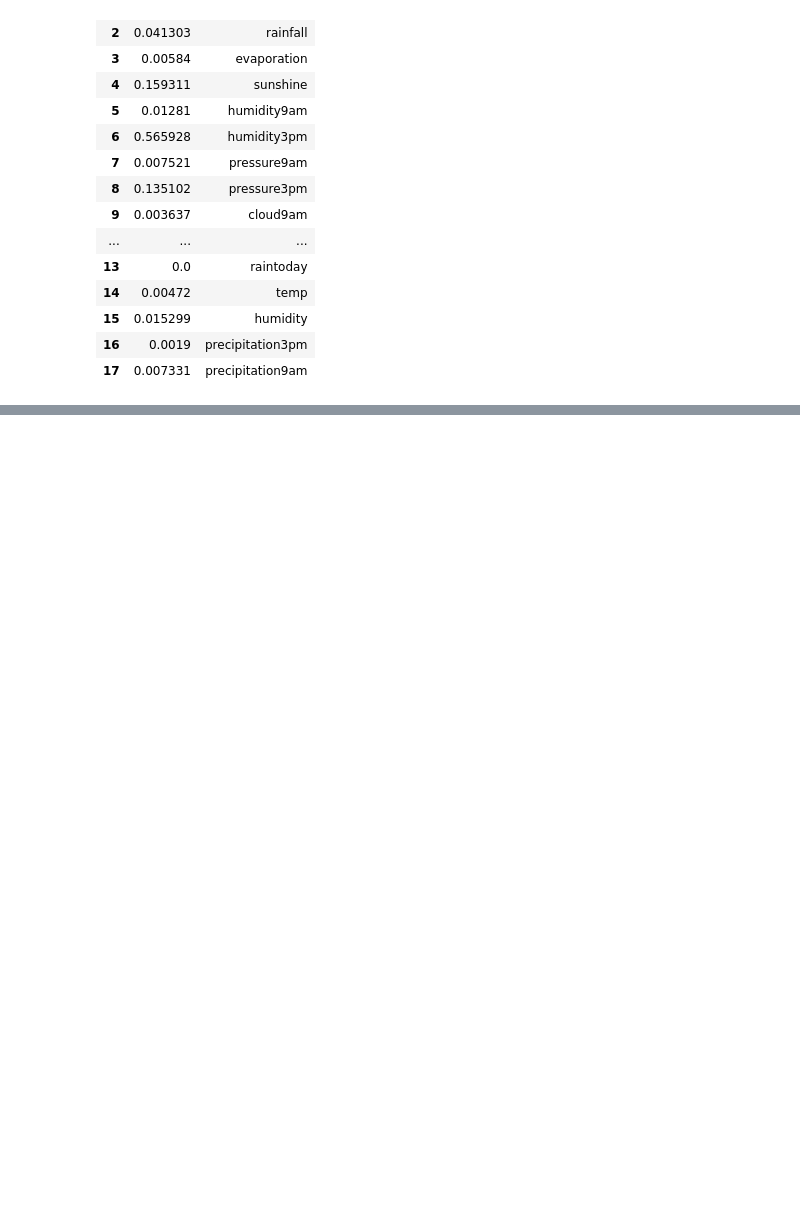
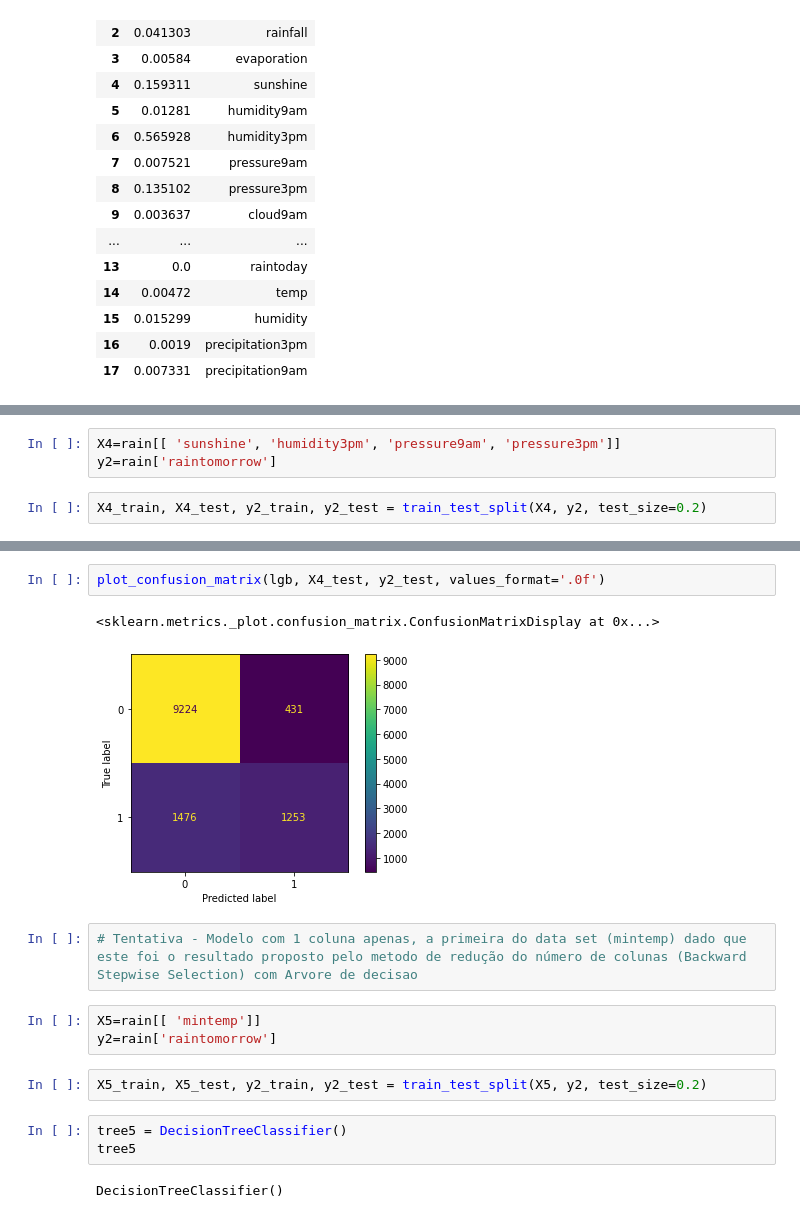
Before and after one commit to belastephan/Will-It-Rain-Tomorrow, a Jupyter notebook: Will It Rain Tomorrow.ipynb, the cells around one changed output, grey strips where cells are left out. Cells and saved outputs as stored; diff of their text form; blank space fills up the shorter version.

```diff
--- a/Will It Rain Tomorrow.ipynb
+++ b/Will It Rain Tomorrow.ipynb
@@ -394,0 +484,5 @@ pd.DataFrame([tree4.feature_importances_,X3.columns]).T
+# %%
+X4=rain[[ 'sunshine', 'humidity3pm', 'pressure9am', 'pressure3pm']]
+y2=rain['raintomorrow']
+# %%
+X4_train, X4_test, y2_train, y2_test = train_test_split(X4, y2, test_size=0.2)
@@ -394,0 +496,17 @@ pd.DataFrame([tree4.feature_importances_,X3.columns]).T
+# %%
+plot_confusion_matrix(lgb, X4_test, y2_test, values_format='.0f')
+# %% [output]
+<sklearn.metrics._plot.confusion_matrix.ConfusionMatrixDisplay at 0x...>
+[figure, added]
+# %%
+# Tentativa - Modelo com 1 coluna apenas, a primeira do data set (mintemp) dado que este foi o resultado proposto pelo metodo de redução do número de colunas (Backward Stepwise Selection) com Arvore de decisao
+# %%
+X5=rain[[ 'mintemp']]
+y2=rain['raintomorrow']
+# %%
+X5_train, X5_test, y2_train, y2_test = train_test_split(X5, y2, test_size=0.2)
+# %%
+tree5 = DecisionTreeClassifier()
+tree5
+# %% [output]
+DecisionTreeClassifier()
```
Also changed, not shown: parts of 30 cells of this notebook.
